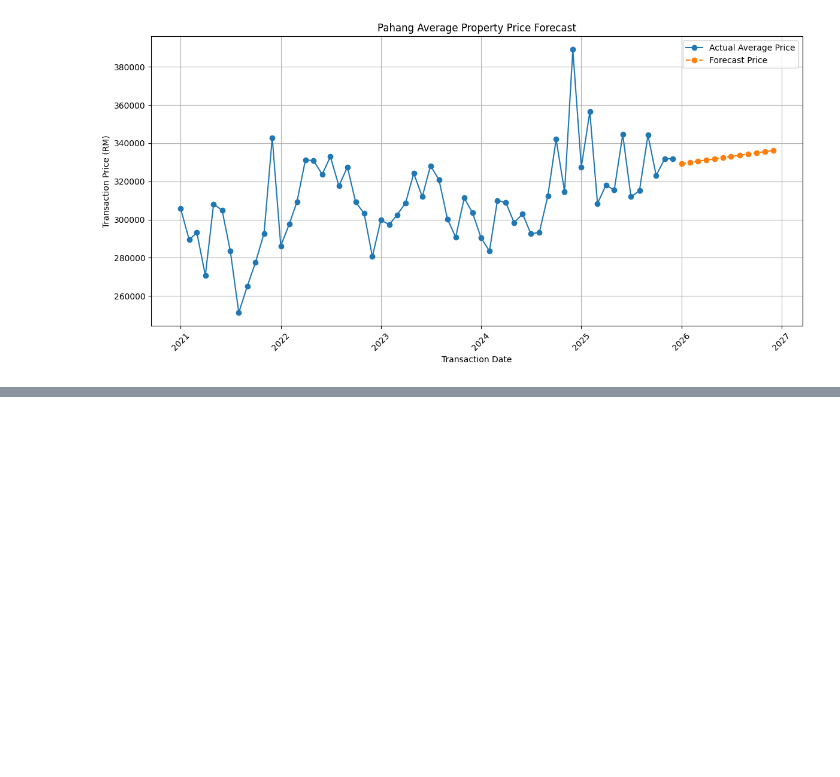
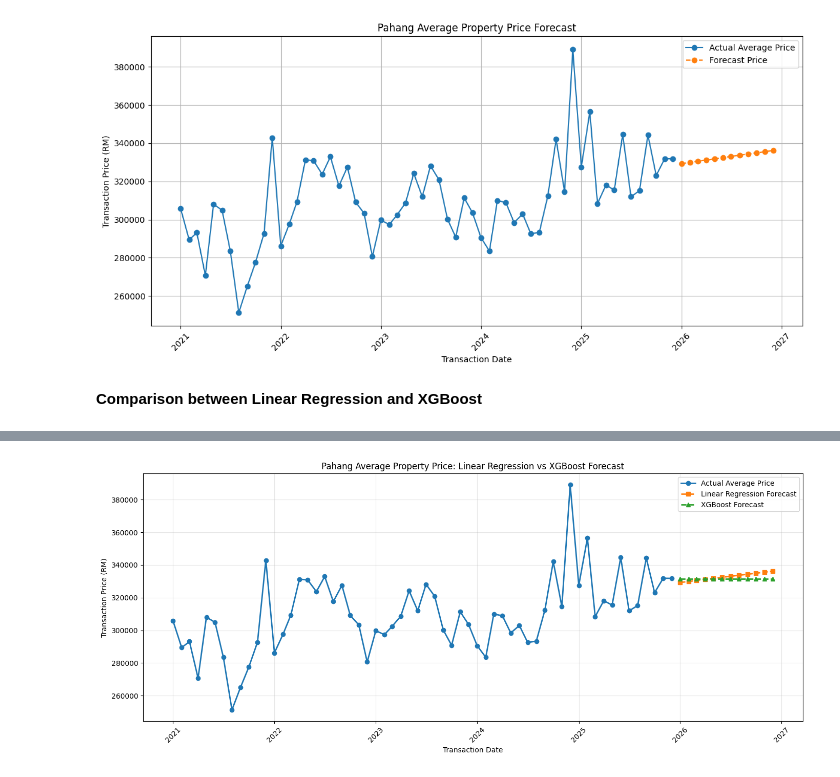
Before and after one commit to SulaimanTajuddin/Malaysia-Residential-Property-Analysis, a Jupyter notebook: Forecast (Pahang).ipynb, the cells around one changed output, grey strips where cells are left out. Drawn from its saved outputs; the diff is of its cells as text; code cells hidden in the pictures; blank space fills up the shorter version.

Commit message:
Update commit message to reflect changes in Forecast (Pahang).ipynb

```diff
--- a/Forecast (Pahang).ipynb
+++ b/Forecast (Pahang).ipynb
@@ -386,3 +386,72 @@ Transaction Date
 2026-11-01         335574.441171
 2026-12-01         336205.212032
 [figure]
+# %% [markdown]
+**Comparison between Linear Regression and XGBoost**
+# %%
+from sklearn.metrics import mean_squared_error, mean_absolute_error, r2_score
+import xgboost as xgb
+
+# Prepare data for XGBoost
+X_train = X.values
+y_train = y.values
+
+# Train XGBoost model
+xgb_model = xgb.XGBRegressor(n_estimators=100, learning_rate=0.1, random_state=42)
+xgb_model.fit(X_train, y_train)
+
+# Make predictions on training data
+y_pred_linear = model.predict(X_train)
+y_pred_xgb = xgb_model.predict(X_train)
+
+# Calculate loss metrics for both models
+mse_linear = mean_squared_error(y_train, y_pred_linear)
+mse_xgb = mean_squared_error(y_train, y_pred_xgb)
+mae_linear = mean_absolute_error(y_train, y_pred_linear)
+mae_xgb = mean_absolute_error(y_train, y_pred_xgb)
+r2_linear = r2_score(y_train, y_pred_linear)
+r2_xgb = r2_score(y_train, y_pred_xgb)
+
+# Compare results
+print("=" * 60)
+print("MODEL COMPARISON: Linear Regression vs XGBoost")
+print("=" * 60)
+print(f"\nLinear Regression:")
+print(f"  MSE: {mse_linear:,.2f}")
+print(f"  MAE: {mae_linear:,.2f}")
+print(f"  R² Score: {r2_linear:.4f}")
+
+print(f"\nXGBoost:")
+print(f"  MSE: {mse_xgb:,.2f}")
+print(f"  MAE: {mae_xgb:,.2f}")
+print(f"  R² Score: {r2_xgb:.4f}")
+
+# Forecast next 12 months with XGBoost
+future_preds_xgb = xgb_model.predict(future_X)
+
+# Compare forecasts
+forecast_comparison_df = pd.DataFrame({
+    'Date': forecast_df.index,
+    'Linear Regression': forecast_df['Forecast Price'].values,
+    'XGBoost': future_preds_xgb
+}).set_index('Date')
+
+print("\n" + "=" * 60)
+print("FORECAST COMPARISON (Next 12 Months)")
+print("=" * 60)
+print(forecast_comparison_df.round(2))
+
+# Visualize comparison
+plt.figure(figsize=(14, 6))
+plt.plot(pahang_monthly.index, pahang_monthly['Transaction Price'], marker='o', label='Actual Average Price', linewidth=2)
+plt.plot(forecast_df.index, forecast_df['Forecast Price'], marker='s', linestyle='--', label='Linear Regression Forecast', linewidth=2)
+plt.plot(forecast_comparison_df.index, forecast_comparison_df['XGBoost'], marker='^', linestyle='--', label='XGBoost Forecast', linewidth=2)
+plt.title('Pahang Average Property Price: Linear Regression vs XGBoost Forecast')
+plt.xlabel('Transaction Date')
+plt.ylabel('Transaction Price (RM)')
+plt.legend(fontsize=10)
+plt.grid(True, alpha=0.3)
+plt.xticks(rotation=45)
+plt.tight_layout()
+plt.show()
+# %% [output]
@@ -388,0 +475 @@ Transaction Date
+[figure, added]
```
Also changed, not shown: parts of 1 cell of this notebook.
